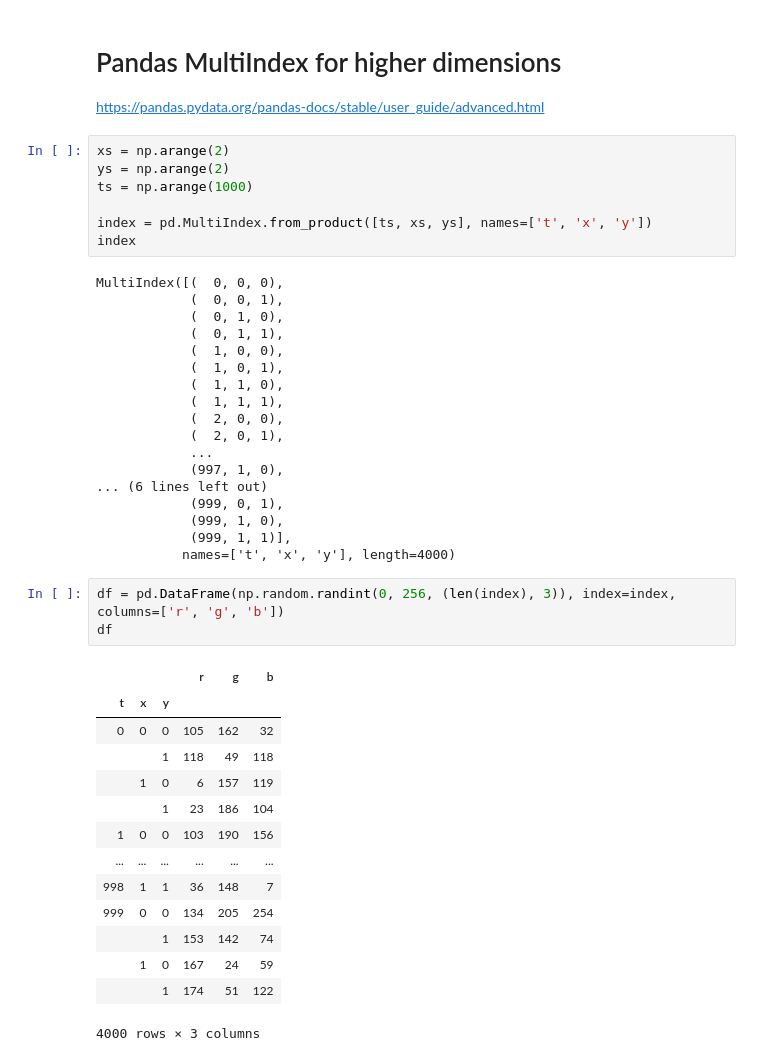
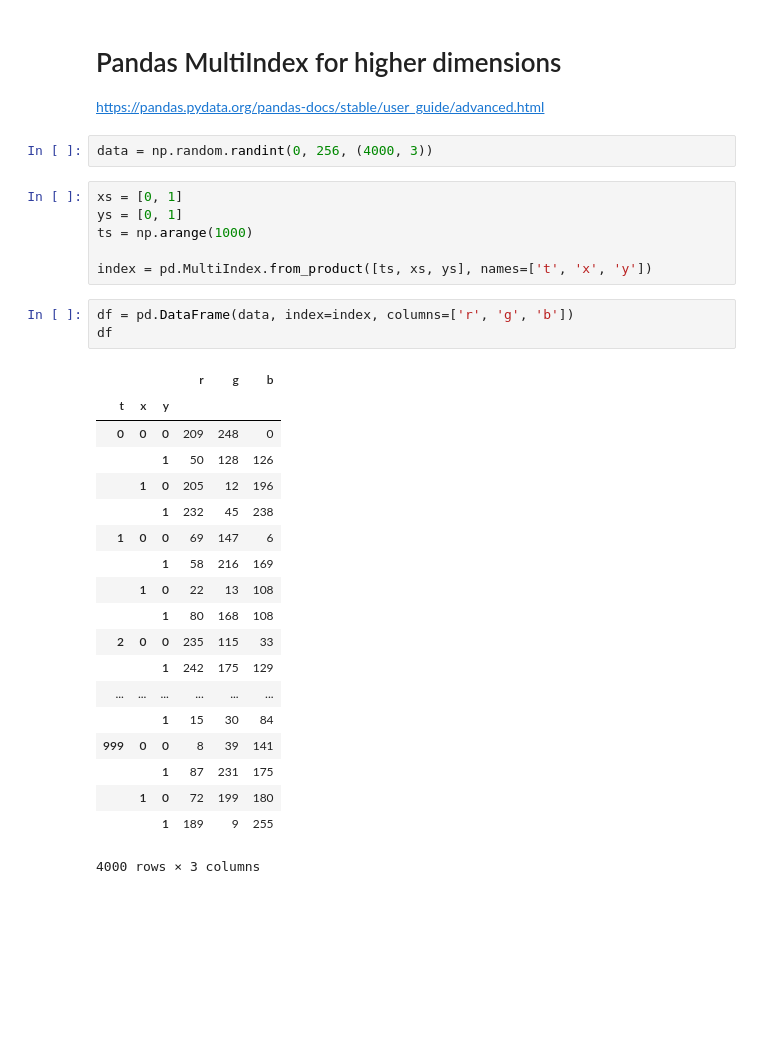
Before and after one commit to Aprillion/python-solar, a Jupyter notebook: 2019-11-05.ipynb, the cells around one changed output. Drawn from its saved outputs; the diff is of its cells as text; blank space fills up the shorter version.

```diff
--- a/2019-11-05.ipynb
+++ b/2019-11-05.ipynb
@@ -92,48 +182,36 @@ tripple,name
 # %% [markdown]
 # Pandas MultiIndex for higher dimensions
 https://pandas.pydata.org/pandas-docs/stable/user_guide/advanced.html
+# %%
+data = np.random.randint(0, 256, (4000, 3))
 # %%
-xs = np.arange(2)
-ys = np.arange(2)
+xs = [0, 1]
+ys = [0, 1]
 ts = np.arange(1000)
 
 index = pd.MultiIndex.from_product([ts, xs, ys], names=['t', 'x', 'y'])
-index
-# %% [output]
-MultiIndex([(  0, 0, 0),
-            (  0, 0, 1),
-            (  0, 1, 0),
-            (  0, 1, 1),
-            (  1, 0, 0),
-            (  1, 0, 1),
-            (  1, 1, 0),
-            (  1, 1, 1),
-            (  2, 0, 0),
-            (  2, 0, 1),
-            ...
-            (997, 1, 0),
-... (6 lines left out)
-            (999, 0, 1),
-            (999, 1, 0),
-            (999, 1, 1)],
-           names=['t', 'x', 'y'], length=4000)
 # %%
-df = pd.DataFrame(np.random.randint(0, 256, (len(index), 3)), index=index, columns=['r', 'g', 'b'])
+df = pd.DataFrame(data, index=index, columns=['r', 'g', 'b'])
 df
 # %% [output]
 |  |  |  | r | g | b |
 | t | x | y |  |  |  |
-| 0 | 0 | 0 | 105 | 162 | 32 |
-|  |  | 1 | 118 | 49 | 118 |
-|  | 1 | 0 | 6 | 157 | 119 |
-|  |  | 1 | 23 | 186 | 104 |
-| 1 | 0 | 0 | 103 | 190 | 156 |
+| 0 | 0 | 0 | 209 | 248 | 0 |
+|  |  | 1 | 50 | 128 | 126 |
+|  | 1 | 0 | 205 | 12 | 196 |
+|  |  | 1 | 232 | 45 | 238 |
+| 1 | 0 | 0 | 69 | 147 | 6 |
+|  |  | 1 | 58 | 216 | 169 |
+|  | 1 | 0 | 22 | 13 | 108 |
+|  |  | 1 | 80 | 168 | 108 |
+| 2 | 0 | 0 | 235 | 115 | 33 |
+|  |  | 1 | 242 | 175 | 129 |
 | ... | ... | ... | ... | ... | ... |
-| 998 | 1 | 1 | 36 | 148 | 7 |
-| 999 | 0 | 0 | 134 | 205 | 254 |
-|  |  | 1 | 153 | 142 | 74 |
-|  | 1 | 0 | 167 | 24 | 59 |
-|  |  | 1 | 174 | 51 | 122 |
+|  |  | 1 | 15 | 30 | 84 |
+| 999 | 0 | 0 | 8 | 39 | 141 |
+|  |  | 1 | 87 | 231 | 175 |
+|  | 1 | 0 | 72 | 199 | 180 |
+|  |  | 1 | 189 | 9 | 255 |
 4000 rows × 3 columns
 # %%
 # average for each (x, y) point across all values of t
```
Also changed, not shown: parts of 25 cells of this notebook, 2 other files.
